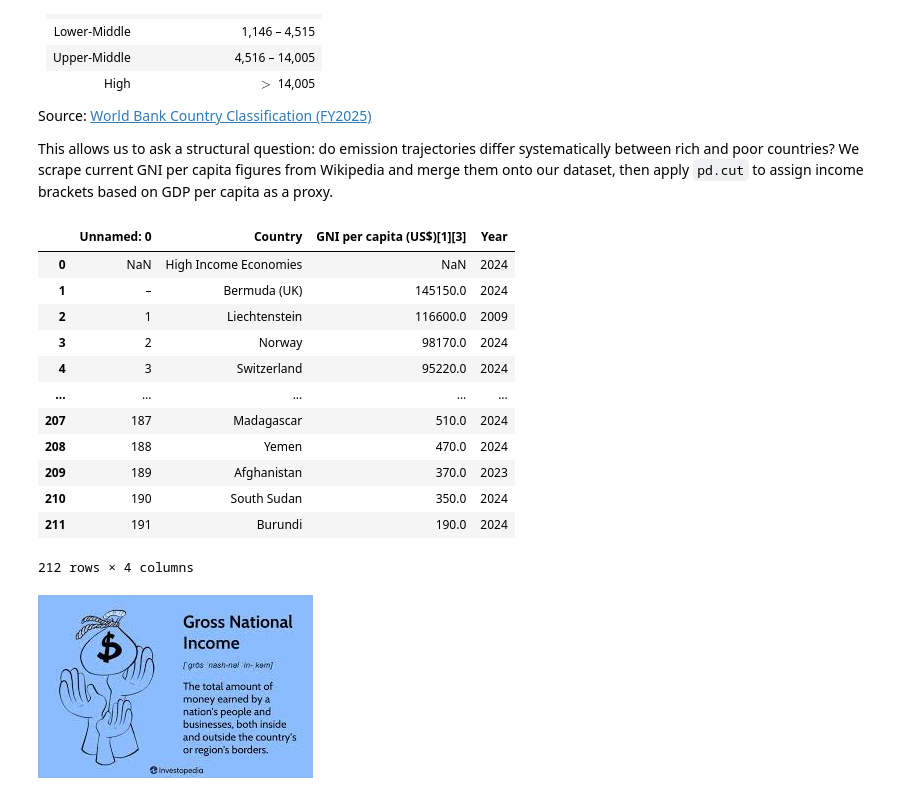
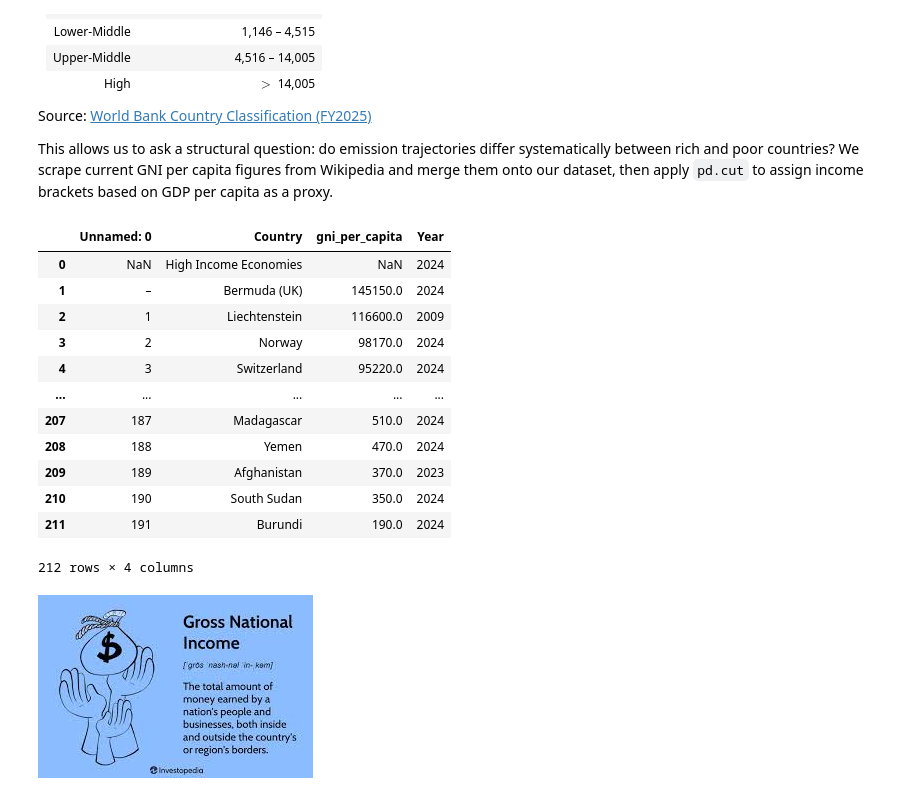
Before and after one commit to fabianfrank-dev/carbon_analysis, a Jupyter notebook: data_analytics_project.ipynb, the cells around one changed output. Saved outputs shown, nothing was run; the diff lists cells and outputs as text; code cells hidden in the pictures.

```diff
--- a/data_analytics_project.ipynb
+++ b/data_analytics_project.ipynb
@@ -282,14 +283,20 @@ This allows us to ask a structural question: do emission trajectories differ sys
 # %%
 url = 'https://en.wikipedia.org/wiki/List_of_countries_by_GNI_(nominal)_per_capita'
 
 tables = pd.read_html(url, storage_options={'User-Agent': 'Mozilla/5.0'})
 
 # table 1 contains the GNI per capita data
 gni_df = tables[1]
 
+dict = {
+    'GNI per capita (US$)[1][3]': 'gni_per_capita'
+}
+
+gni_df = gni_df.rename(columns=dict)
+
 gni_df
 # %% [output]
-|  | Unnamed: 0 | Country | GNI per capita (US$)[1][3] | Year |
+|  | Unnamed: 0 | Country | gni_per_capita | Year |
 | 0 | NaN | High Income Economies | NaN | 2024 |
 | 1 | – | Bermuda (UK) | 145150.0 | 2024 |
 | 2 | 1 | Liechtenstein | 116600.0 | 2009 |
```
Also changed, not shown: parts of 8 cells of this notebook.
